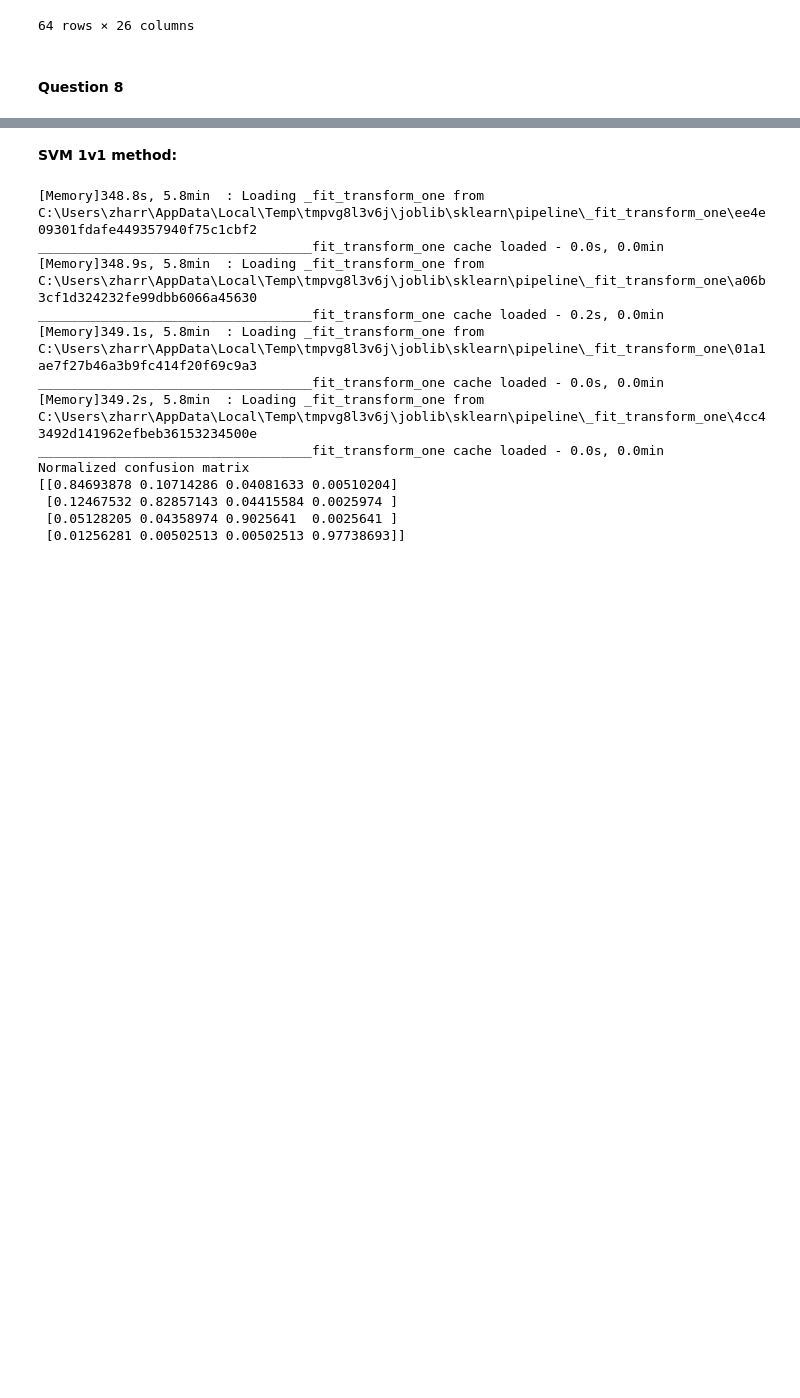
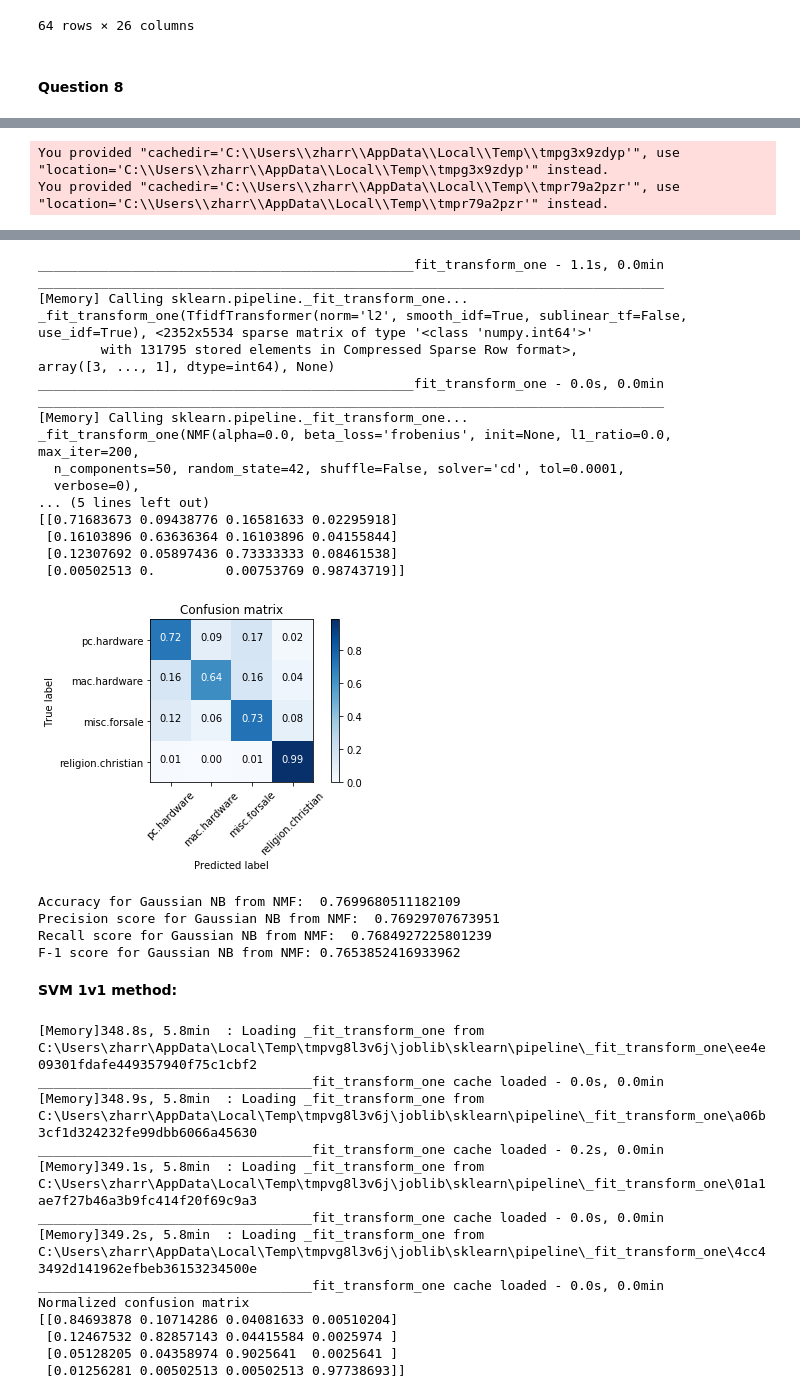
Before and after one commit to 219Winter2019adjz/test, a Jupyter notebook: proj1.ipynb, the cells around one changed output, grey strips where cells are left out. Saved outputs shown, nothing was run; the diff lists cells and outputs as text; code cells hidden in the pictures; blank space fills up the shorter version.

Commit message:
Adding GaussianNB with NMF for comparison

```diff
--- a/proj1.ipynb
+++ b/proj1.ipynb
@@ -1267,3 +1267,61 @@ Accuracy for Gaussian NB from LSI:  0.6702875399361022
 Precision score for Gaussian NB from LSI:  0.6796041532241356
 Recall score for Gaussian NB from LSI:  0.6679221591999769
 F-1 score for Gaussian NB from LSI: 0.6531172030402432
+# %%
+## Naive Bayes Multiclass Classification
+
+from sklearn.feature_extraction.text import CountVectorizer
+from sklearn.feature_extraction.text import TfidfTransformer
+from sklearn.naive_bayes import GaussianNB, MultinomialNB
+
+from sklearn.model_selection import GridSearchCV
+from sklearn.pipeline import Pipeline
+from sklearn.svm import LinearSVC
+from sklearn.decomposition import TruncatedSVD, NMF
+
+# used to cache results
+from tempfile import mkdtemp
+from shutil import rmtree
+from sklearn.externals.joblib import Memory
+# print(__doc__)
+cachedir = mkdtemp()
+memory = Memory(cachedir=cachedir, verbose=10)
+
+cachedir = mkdtemp()
+memory = Memory(cachedir=cachedir, verbose=10)
+
+pipeline = Pipeline([
+    ('import', Importer(remove=['headers', 'footers'])),
+    ('vect', CountVectorizer(min_df=5, analyzer='word', stop_words='english')),
+    ('tfidf', TfidfTransformer()),
+    ('reduce_dim', NMF(random_state=42, n_components=50)),
+    ('clf', GaussianNB()),
+],
+memory=memory
+)
+
+pipeline.fit(X_train, y_train)
+
+predicted = pipeline.predict(X_test)
+
+# Confusion matrix
+from sklearn.metrics import confusion_matrix
+class_names = ['pc.hardware', 'mac.hardware', 'misc.forsale', 'religion.christian']
+plot_confusion_matrix(confusion_matrix(y_test, predicted), classes=class_names, normalize=True)
+plt.show()
+# print('Confusion matrix: \n', confusion_matrix(, predicted))
+
+# Display GNB Stats
+from sklearn.metrics import average_precision_score
+from sklearn.metrics import precision_score
+from sklearn.metrics import recall_score
+from sklearn.metrics import f1_score
+
+print('Accuracy for Gaussian NB from NMF: ', pipeline.score(X_test, y_test))
+# print('Average precision-recall score for Gaussian NB from LSI:', average_precision_score(y_test, predicted))
+print('Precision score for Gaussian NB from NMF: ', precision_score(y_test, predicted, average='macro'))
+print('Recall score for Gaussian NB from NMF: ', recall_score(y_test, predicted, average='macro'))
+print('F-1 score for Gaussian NB from NMF:', f1_score(y_test, predicted, average='macro'))
+# %% [output]
+You provided "cachedir='C:\\Users\\zharr\\AppData\\Local\\Temp\\tmpg3x9zdyp'", use "location='C:\\Users\\zharr\\AppData\\Local\\Temp\\tmpg3x9zdyp'" instead.
+You provided "cachedir='C:\\Users\\zharr\\AppData\\Local\\Temp\\tmpr79a2pzr'", use "location='C:\\Users\\zharr\\AppData\\Local\\Temp\\tmpr79a2pzr'" instead.
@@ -1270,3 +1352,25 @@ F-1 score for Gaussian NB from LSI: 0.6531172030402432
+________________________________________________fit_transform_one - 1.1s, 0.0min
+________________________________________________________________________________
+[Memory] Calling sklearn.pipeline._fit_transform_one...
+_fit_transform_one(TfidfTransformer(norm='l2', smooth_idf=True, sublinear_tf=False, use_idf=True), <2352x5534 sparse matrix of type '<class 'numpy.int64'>'
+        with 131795 stored elements in Compressed Sparse Row format>,
+array([3, ..., 1], dtype=int64), None)
+________________________________________________fit_transform_one - 0.0s, 0.0min
+________________________________________________________________________________
+[Memory] Calling sklearn.pipeline._fit_transform_one...
+_fit_transform_one(NMF(alpha=0.0, beta_loss='frobenius', init=None, l1_ratio=0.0, max_iter=200,
+  n_components=50, random_state=42, shuffle=False, solver='cd', tol=0.0001,
+  verbose=0),
+... (5 lines left out)
+[[0.71683673 0.09438776 0.16581633 0.02295918]
+ [0.16103896 0.63636364 0.16103896 0.04155844]
+ [0.12307692 0.05897436 0.73333333 0.08461538]
+ [0.00502513 0.         0.00753769 0.98743719]]
+[figure, added]
+Accuracy for Gaussian NB from NMF:  0.7699680511182109
+Precision score for Gaussian NB from NMF:  0.76929707673951
+Recall score for Gaussian NB from NMF:  0.7684927225801239
+F-1 score for Gaussian NB from NMF: 0.7653852416933962
 # %% [markdown]
 **SVM 1v1 method:**
 # %%
```
Also changed, not shown: parts of 3 cells of this notebook.
